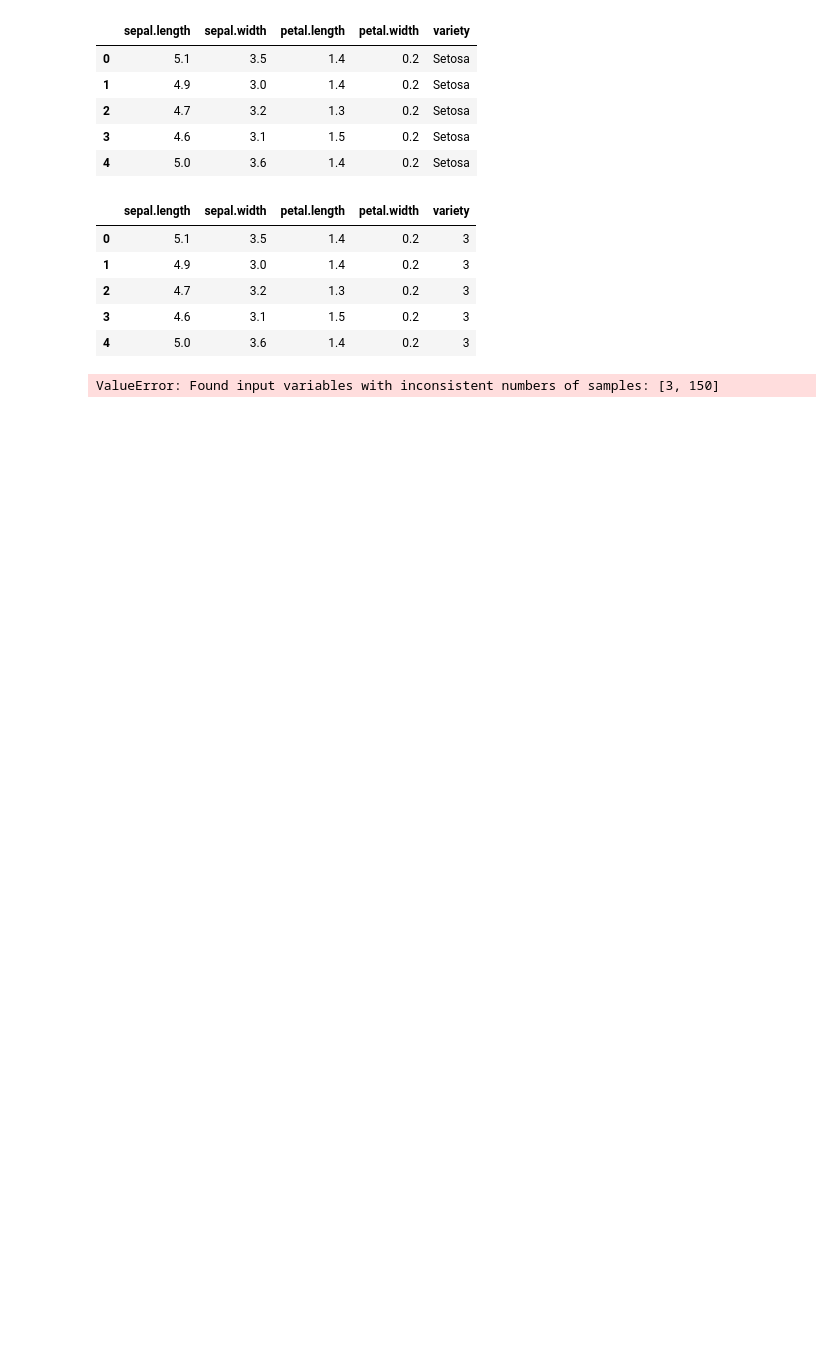
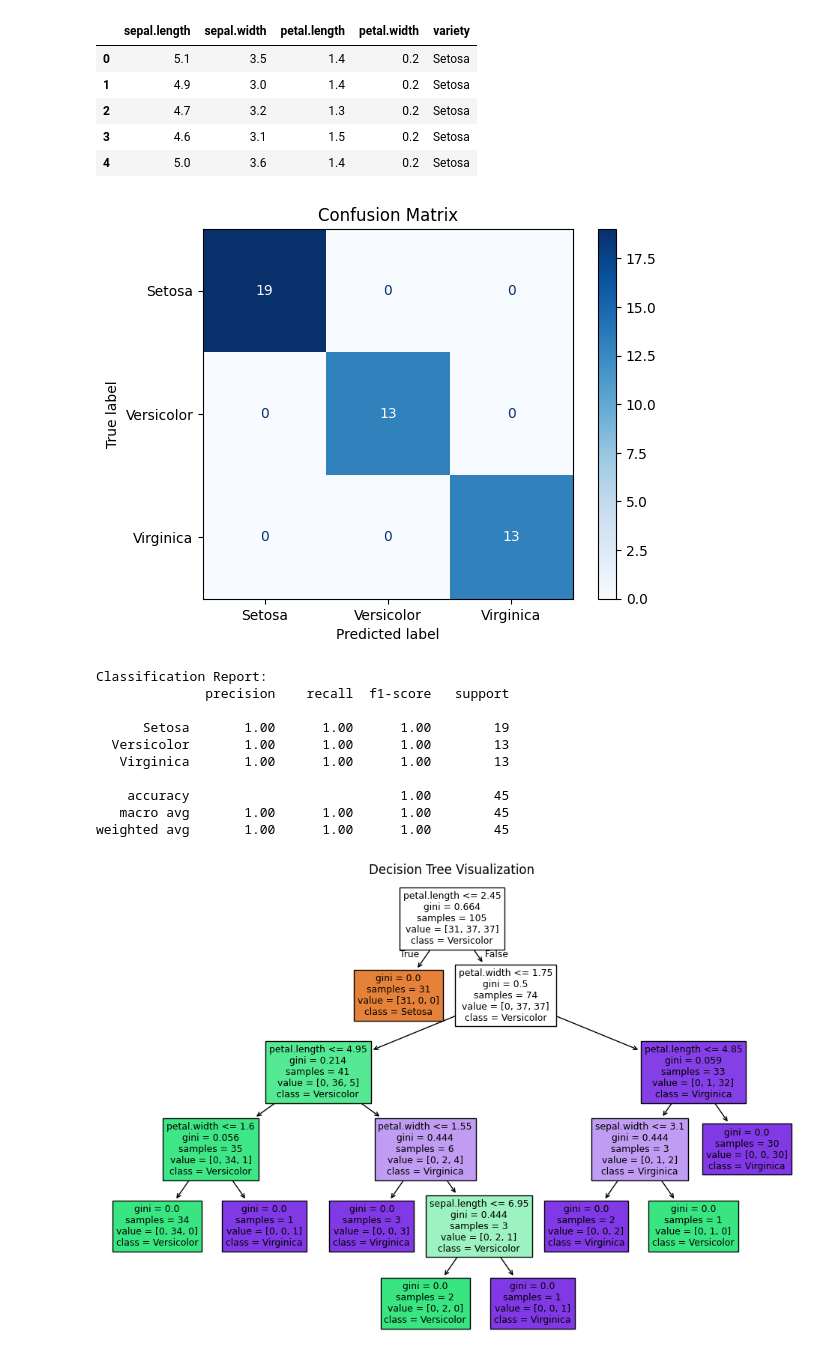
Before and after one commit to Jesus-PerezG/TC2004B-Jesus, a Jupyter notebook: notebooks/iris_decision_tree.ipynb, the cells around one changed output. Drawn from its saved outputs; the diff is of its cells as text; code cells hidden in the pictures; blank space fills up the shorter version.

Commit message:
Agregar decision tree flores

```diff
--- a/notebooks/iris_decision_tree.ipynb
+++ b/notebooks/iris_decision_tree.ipynb
@@ -13,18 +14,44 @@ df.head()
 | 2 | 4.7 | 3.2 | 1.3 | 0.2 | Setosa |
 | 3 | 4.6 | 3.1 | 1.5 | 0.2 | Setosa |
 | 4 | 5.0 | 3.6 | 1.4 | 0.2 | Setosa |
-# %%
-numeration = {'Versicolor ': 1,'Virginica ': 2,'Setosa': 3}
-df['variety'] = df['variety'].replace(numeration)
-df.head()
-# %% [output]
-|  | sepal.length | sepal.width | petal.length | petal.width | variety |
-| 0 | 5.1 | 3.5 | 1.4 | 0.2 | 3 |
-| 1 | 4.9 | 3.0 | 1.4 | 0.2 | 3 |
-| 2 | 4.7 | 3.2 | 1.3 | 0.2 | 3 |
-| 3 | 4.6 | 3.1 | 1.5 | 0.2 | 3 |
-| 4 | 5.0 | 3.6 | 1.4 | 0.2 | 3 |
 # %%
-X_train, X_test, y_train, y_test = train_test_split(df[:3], df['variety'], test_size = 0.3, random_state = 42)
+X = df[['sepal.length', 'sepal.width', 'petal.length', 'petal.width']]
+y = df['variety']
+X_train, X_test, y_train, y_test = train_test_split(X, y, test_size = 0.3, random_state = 42)
-# %% [output]
-ValueError: Found input variables with inconsistent numbers of samples: [3, 150]
+# %%
+# Initialize and train decision tree classifier
+clf = DecisionTreeClassifier()
+clf.fit(X_train, y_train)
+# Predict on test data
+y_pred = clf.predict(X_test)
+
+# Confusion Matrix
+cm = confusion_matrix(y_test, y_pred, labels=clf.classes_)
+disp = ConfusionMatrixDisplay(confusion_matrix=cm, display_labels=clf.classes_)
+disp.plot(cmap=plt.cm.Blues)
+plt.title("Confusion Matrix")
+plt.show()
+
+# Classification report
+report = classification_report(y_test, y_pred, labels = clf.classes_)
+print("Classification Report:")
+print(report)
+
+#Visualize Decision Tree
+plt.figure(figsize=(12,8))
+plot_tree(clf, feature_names=X.columns, class_names = clf.classes_, filled=True,)
+plt.title("Decision Tree Visualization")
+plt.show()
+# %% [output]
+[figure, added]
+Classification Report:
+              precision    recall  f1-score   support
+
+      Setosa       1.00      1.00      1.00        19
+  Versicolor       1.00      1.00      1.00        13
+   Virginica       1.00      1.00      1.00        13
+
+    accuracy                           1.00        45
+   macro avg       1.00      1.00      1.00        45
+weighted avg       1.00      1.00      1.00        45
+[figure, added]
```
Also changed, not shown: parts of 1 cell of this notebook, 1 other file.
